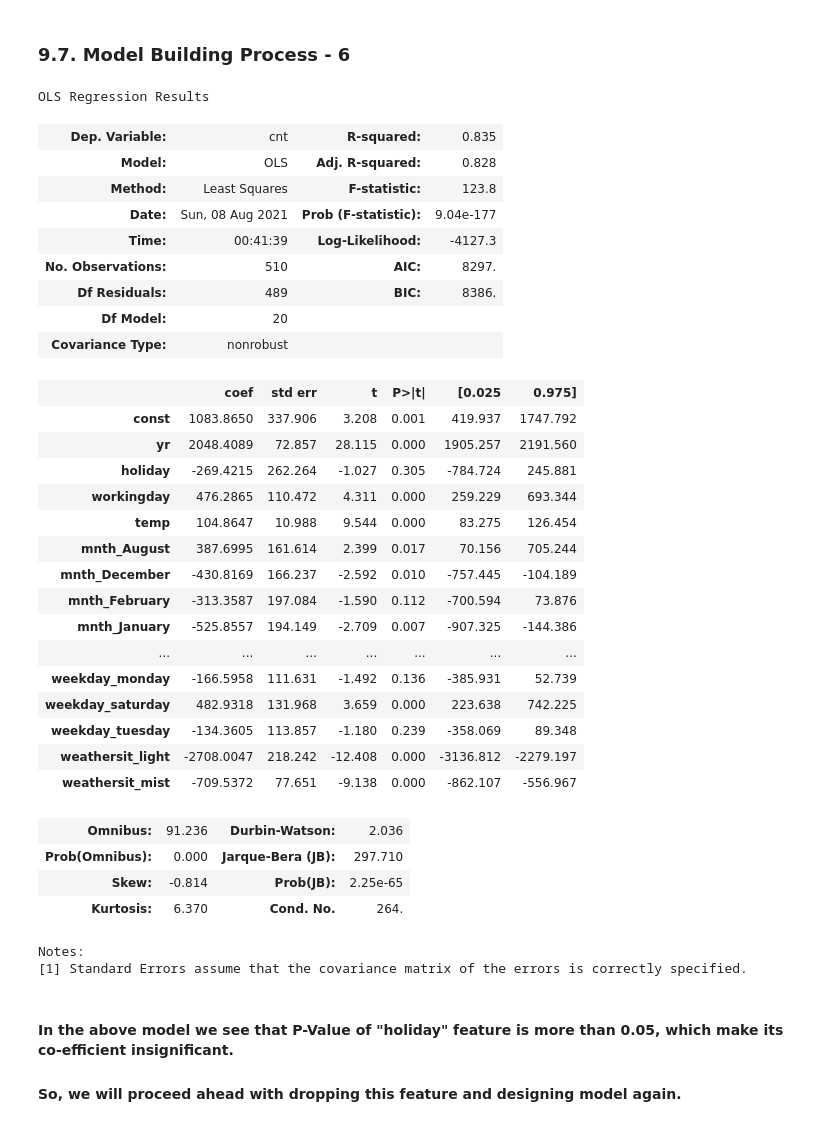
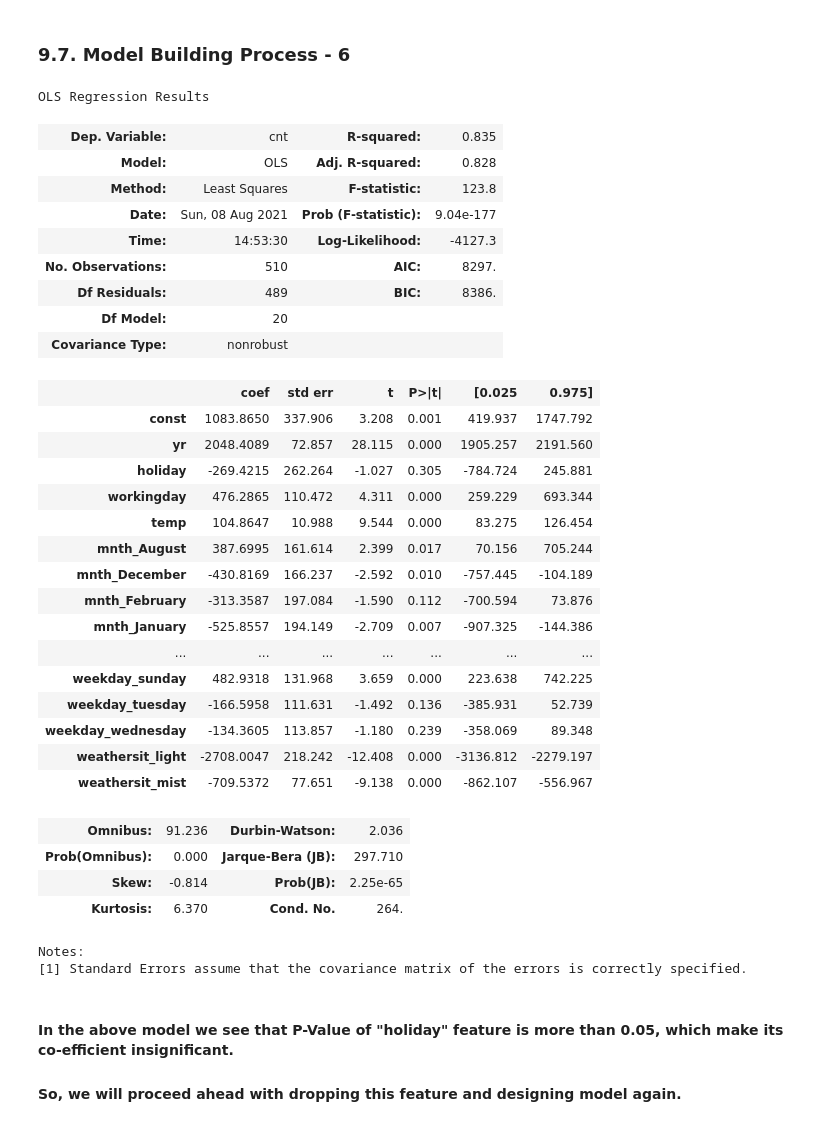
Before and after one commit to akshaykadam100/Bike-Sharing-Assignment, a Jupyter notebook: modelling/Linear-Model-Based-Development.ipynb, the cells around one changed output. Saved outputs shown, nothing was run; the diff lists cells and outputs as text; code cells hidden in the pictures.

```diff
--- a/modelling/Linear-Model-Based-Development.ipynb
+++ b/modelling/Linear-Model-Based-Development.ipynb
@@ -352,8 +352,8 @@ bar_graph_plot_function(data=weekday_dist, graph_title='Average Ride Count Vs. W
 #### As per United States, it is usually considered that 1st day of week is Sunday.
 #### And also from "Working Day Column", we can see that "Working Day" is marked as "1" for values of 1, 2, 3, 4, 5 in "Week day"
 #### From this we can infer that, for weekday column, Sunday is mapped to 0, Monday is mapped to 1 and so on
-# %%
-raw_data['weekday'] = raw_data.weekday.map({0: 'sunday', 1: 'monday', 2: 'tuesday', 3: 'wednesday', 4: 'thursday', 5: 'friday', 6: 'saturday'})
+# %%
+raw_data['weekday'] = raw_data.weekday.map({0: 'monday', 1: 'tuesday', 2: 'wednesday', 3: 'thursday', 4: 'friday', 5: 'saturday', 6: 'sunday'})
 # %%
 raw_data.groupby(by='weekday').weekday.count()
 # %% [output]
@@ -947,7 +947,7 @@ strong multicollinearity problems or that the design matrix is singular.
 # %% [markdown]
 ### 9.5. Model Building Process - 4
 # %%
-col = col.drop(['weekday_wednesday'])
+col = col.drop(['weekday_saturday'])
 X_train_rfe = X_train[col]
 X_train_sm = sm.add_constant(X_train_rfe)
 lr = sm.OLS(y_train, X_train_sm)
@@ -994,7 +994,7 @@ strong multicollinearity problems or that the design matrix is singular.
 # %% [markdown]
 ### 9.6. Model Building Process - 5
 # %%
-col = col.drop(['weekday_thursday'])
+col = col.drop(['mnth_October'])
 X_train_rfe = X_train[col]
 X_train_sm = sm.add_constant(X_train_rfe)
 lr = sm.OLS(y_train, X_train_sm)
@@ -1041,37 +1041,37 @@ strong multicollinearity problems or that the design matrix is singular.
 # %% [markdown]
 ### 9.7. Model Building Process - 6
 # %%
-col = col.drop(['weekday_sunday'])
+col = col.drop(['weekday_monday'])
 X_train_rfe = X_train[col]
 X_train_sm = sm.add_constant(X_train_rfe)
 lr = sm.OLS(y_train, X_train_sm)
 lr_model = lr.fit()
 lr_model.summary()
 # %% [output]
 OLS Regression Results
 | Dep. Variable: | cnt | R-squared: | 0.835 |
 | Model: | OLS | Adj. R-squared: | 0.828 |
 | Method: | Least Squares | F-statistic: | 123.8 |
 | Date: | Sun, 08 Aug 2021 | Prob (F-statistic): | 9.04e-177 |
-| Time: | 00:41:39 | Log-Likelihood: | -4127.3 |
+| Time: | 14:53:30 | Log-Likelihood: | -4127.3 |
 | No. Observations: | 510 | AIC: | 8297. |
 | Df Residuals: | 489 | BIC: | 8386. |
 | Df Model: | 20 |  |  |
 | Covariance Type: | nonrobust |  |  |
 |  | coef | std err | t | P>|t| | [0.025 | 0.975] |
 | const | 1083.8650 | 337.906 | 3.208 | 0.001 | 419.937 | 1747.792 |
 | yr | 2048.4089 | 72.857 | 28.115 | 0.000 | 1905.257 | 2191.560 |
 | holiday | -269.4215 | 262.264 | -1.027 | 0.305 | -784.724 | 245.881 |
 | workingday | 476.2865 | 110.472 | 4.311 | 0.000 | 259.229 | 693.344 |
 | temp | 104.8647 | 10.988 | 9.544 | 0.000 | 83.275 | 126.454 |
 | mnth_August | 387.6995 | 161.614 | 2.399 | 0.017 | 70.156 | 705.244 |
 | mnth_December | -430.8169 | 166.237 | -2.592 | 0.010 | -757.445 | -104.189 |
 | mnth_February | -313.3587 | 197.084 | -1.590 | 0.112 | -700.594 | 73.876 |
 | mnth_January | -525.8557 | 194.149 | -2.709 | 0.007 | -907.325 | -144.386 |
 | ... | ... | ... | ... | ... | ... | ... |
-| weekday_monday | -166.5958 | 111.631 | -1.492 | 0.136 | -385.931 | 52.739 |
-| weekday_saturday | 482.9318 | 131.968 | 3.659 | 0.000 | 223.638 | 742.225 |
-| weekday_tuesday | -134.3605 | 113.857 | -1.180 | 0.239 | -358.069 | 89.348 |
+| weekday_sunday | 482.9318 | 131.968 | 3.659 | 0.000 | 223.638 | 742.225 |
+| weekday_tuesday | -166.5958 | 111.631 | -1.492 | 0.136 | -385.931 | 52.739 |
+| weekday_wednesday | -134.3605 | 113.857 | -1.180 | 0.239 | -358.069 | 89.348 |
 | weathersit_light | -2708.0047 | 218.242 | -12.408 | 0.000 | -3136.812 | -2279.197 |
 | weathersit_mist | -709.5372 | 77.651 | -9.138 | 0.000 | -862.107 | -556.967 |
 | Omnibus: | 91.236 | Durbin-Watson: | 2.036 |
```
Also changed, not shown: parts of 20 cells of this notebook, 5 other files.
